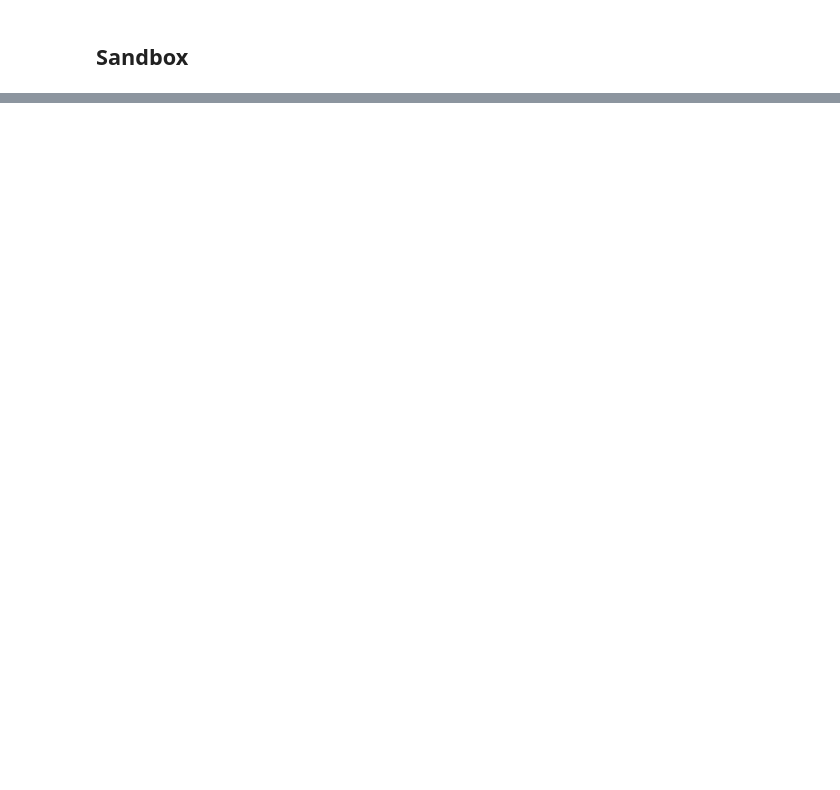
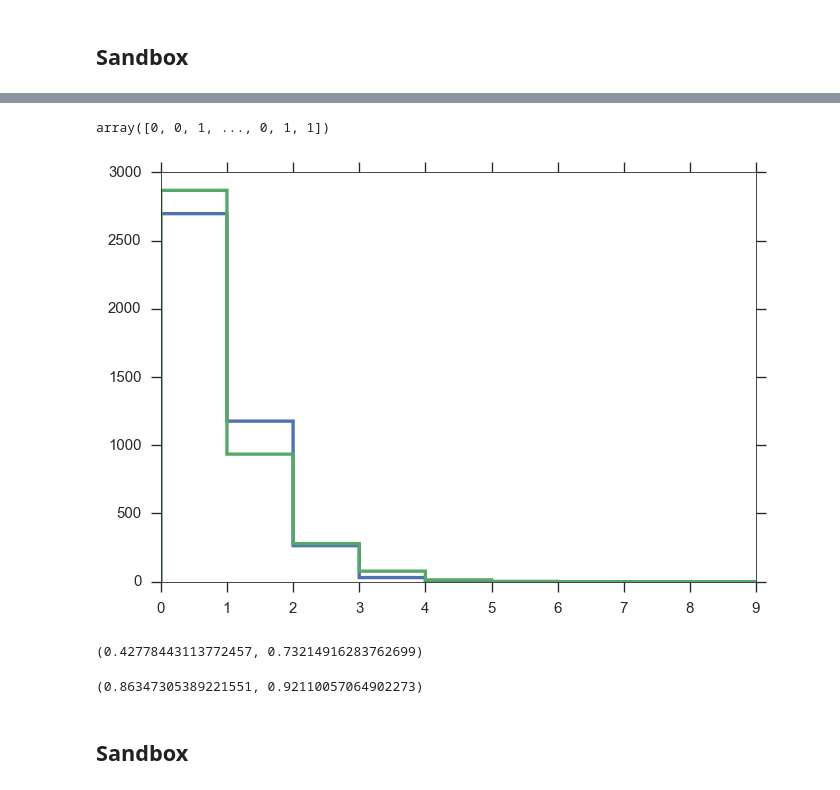
Before and after one commit to wtchg-kwiatkowski/pfx-paper-2015, a Jupyter notebook: supplementary/notebooks/hotspots.ipynb, the cells around one changed output, grey strips where cells are left out. Drawn from its saved outputs; the diff is of its cells as text; code cells hidden in the pictures; blank space fills up the shorter version.

```diff
--- a/supplementary/notebooks/hotspots.ipynb
+++ b/supplementary/notebooks/hotspots.ipynb
@@ -35,3 +18,10 @@ def tabulate_core_windows(window_size=5000):
     for rec in tbl_regions_1b.eq('region_type', 'Core').records():
         for start in range(rec.region_start, rec.region_stop, window_size):
             yield rec.region_chrom, start, start + window_size - 1
+# %%
+tbl_co = (
+    etl
+    .frompickle(os.path.join(PUBLIC_DIR, 'tbl_co.pickle'))
+    .convert('chrom', lambda v: str(v, 'ascii'))
+)
+display_with_nrows(tbl_co, caption='CO events')
@@ -104,0 +520,13 @@ tbl_recom
+# %%
+tbl_5kb_co = (
+    tbl_5kb
+    .intervalleftjoin(tbl_co, lkey='chrom', lstart='start', lstop='stop',
+                      rkey='chrom', rstart='co_pos_min', rstop='co_pos_max',
+                      include_stop=True)
+    .cutout(4)
+    .aggregate(key=('chrom', 'start', 'stop'),
+               aggregation=lambda vals: sum(1 for v in vals if v is not None),
+               value='cross')
+    .rename('value', 'co_count')
+)
+tbl_5kb_co.gt('co_count', 0)
@@ -106,0 +710,3 @@ tbl_recom
+# %%
+co_count = tbl_5kb_co.values('co_count').array()
+co_count
@@ -106,0 +778,20 @@ tbl_recom
+# %%
+x = scipy.stats.poisson.rvs(np.mean(co_count), size=co_count.size)
+x
+# %% [output]
+array([0, 0, 1, ..., 0, 1, 1])
+# %%
+plt.hist(x, histtype='step', bins=np.arange(10), lw=2)
+plt.hist(co_count, histtype='step', bins=np.arange(10), lw=2);
+# %% [output]
+[figure, added]
+# %%
+np.mean(co_count), np.std(co_count)
+# %% [output]
+(0.42778443113772457, 0.73214916283762699)
+# %%
+np.mean(x), np.std(x)
+# %% [output]
+(0.86347305389221551, 0.92110057064902273)
+# %% [markdown]
+## Sandbox
```
Also changed, not shown: parts of 46 cells of this notebook.
